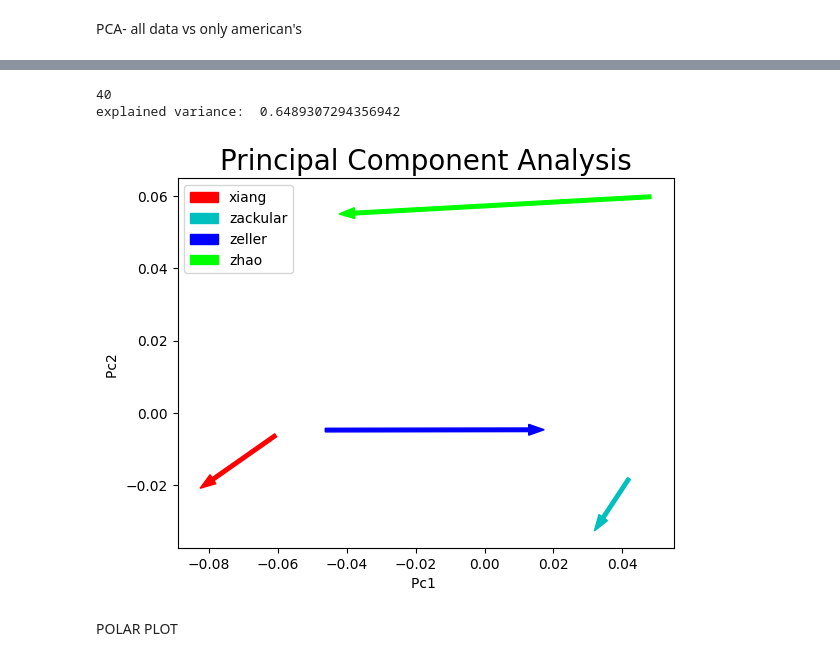
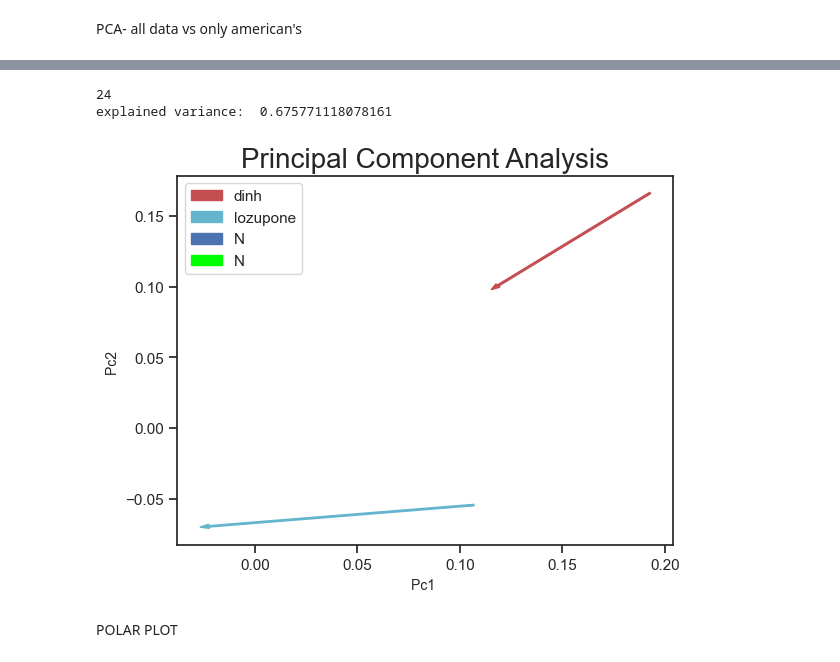
Before and after one commit to talnof1/microbiome_dysbiosis, a Jupyter notebook: american_gut/american_gut_pca.ipynb, the cells around one changed output, grey strips where cells are left out. Cells and saved outputs as stored; diff of their text form; code cells hidden in the pictures.

Commit message:
plots

```diff
--- a/american_gut/american_gut_pca.ipynb
+++ b/american_gut/american_gut_pca.ipynb
@@ -219,11 +219,11 @@ def pca_disease(disease):
     plt.legend(targets)
     # fig.show()
 # %%
-pca_disease("CRC")
+pca_disease("HIV")
 # %% [output]
-40
-explained variance:  0.6489307294356942
+24
+explained variance:  0.675771118078161
-[figure, old version]
+[figure, new version]
 # %% [markdown]
 POLAR PLOT
 # %%
```
Also changed, not shown: parts of 23 cells of this notebook, 3 other files.
